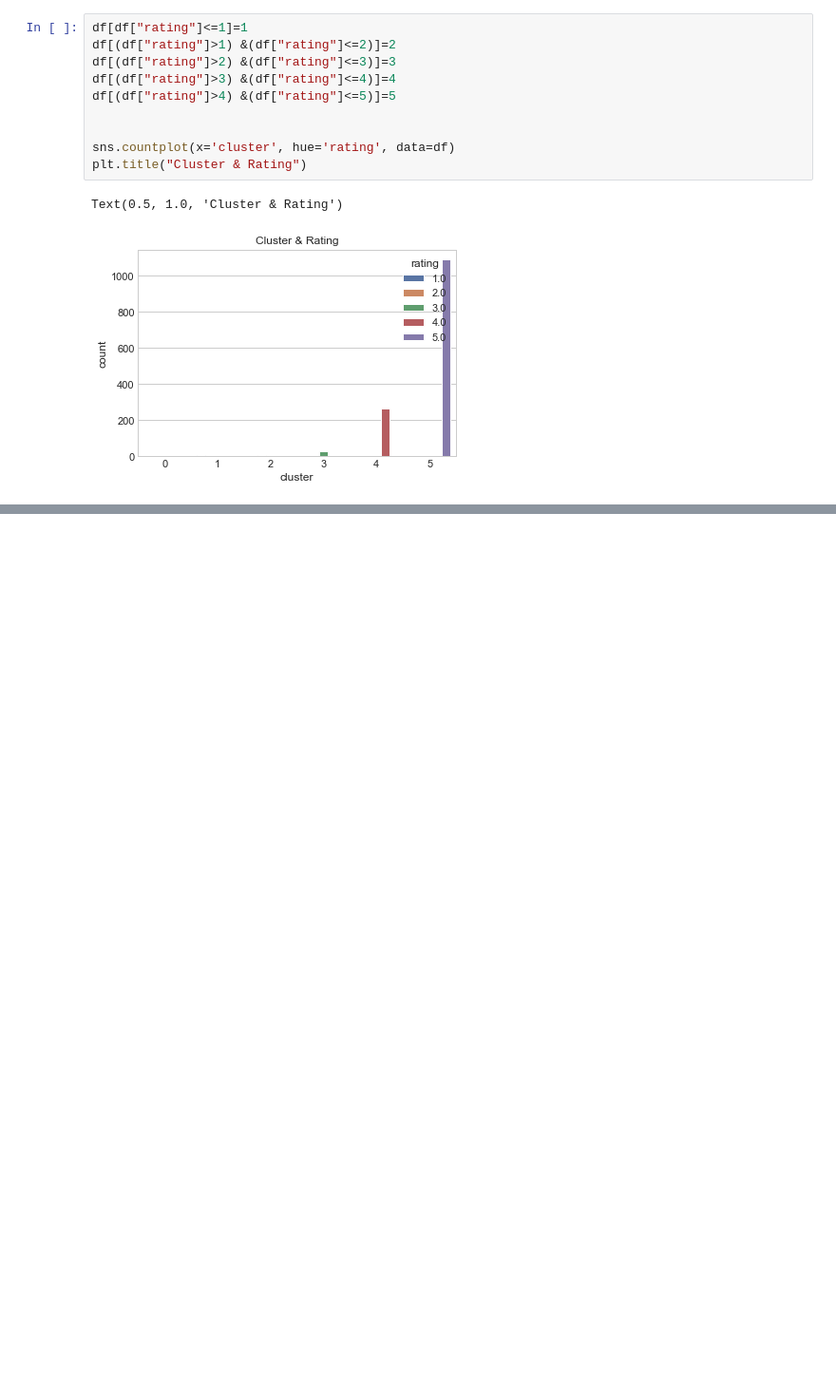
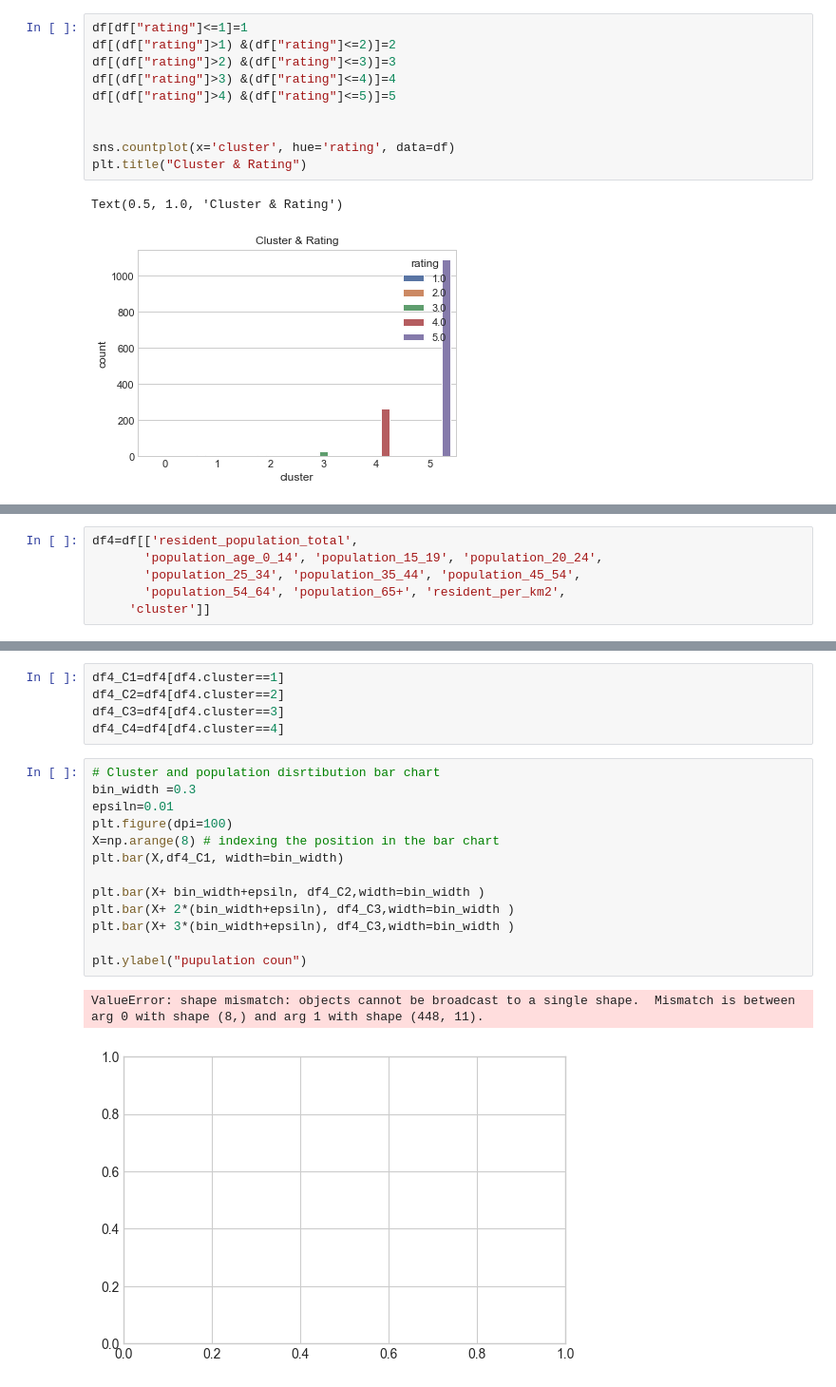
Before and after one commit to burakonurlu/best_restaurant_location, a Jupyter notebook: notebooks/Data_Exploration_Combined_Data_YA.ipynb, the cells around one changed output, grey strips where cells are left out. Shown: that part at 95% size. Cells and saved outputs as stored; diff of their text form; blank space fills up the shorter version.

```diff
--- a/notebooks/Data_Exploration_Combined_Data_YA.ipynb
+++ b/notebooks/Data_Exploration_Combined_Data_YA.ipynb
@@ -138,0 +163,6 @@ plt.bar()
+# %%
+df4=df[['resident_population_total',
+       'population_age_0_14', 'population_15_19', 'population_20_24',
+       'population_25_34', 'population_35_44', 'population_45_54',
+       'population_54_64', 'population_65+', 'resident_per_km2',
+     'cluster']]
@@ -138,0 +178,21 @@ plt.bar()
+# %%
+df4_C1=df4[df4.cluster==1]
+df4_C2=df4[df4.cluster==2]
+df4_C3=df4[df4.cluster==3]
+df4_C4=df4[df4.cluster==4]
+# %%
+# Cluster and population disrtibution bar chart
+bin_width =0.3
+epsiln=0.01
+plt.figure(dpi=100)
+X=np.arange(8) # indexing the position in the bar chart
+plt.bar(X,df4_C1, width=bin_width)
+
+plt.bar(X+ bin_width+epsiln, df4_C2,width=bin_width )
+plt.bar(X+ 2*(bin_width+epsiln), df4_C3,width=bin_width )
+plt.bar(X+ 3*(bin_width+epsiln), df4_C3,width=bin_width )
+
+plt.ylabel("pupulation coun")
+# %% [output]
+ValueError: shape mismatch: objects cannot be broadcast to a single shape.  Mismatch is between arg 0 with shape (8,) and arg 1 with shape (448, 11).
+[figure, added]
```
Also changed, not shown: parts of 5 cells of this notebook.
